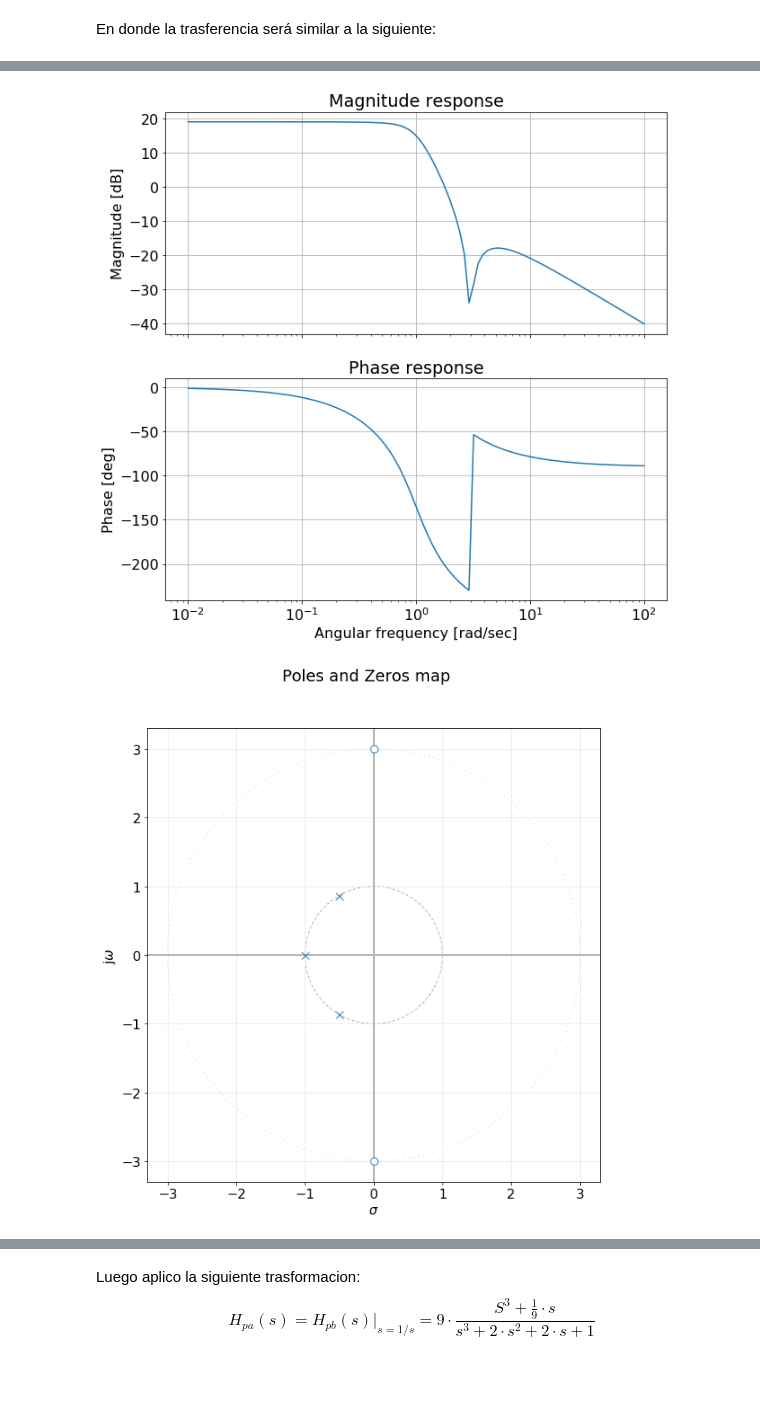
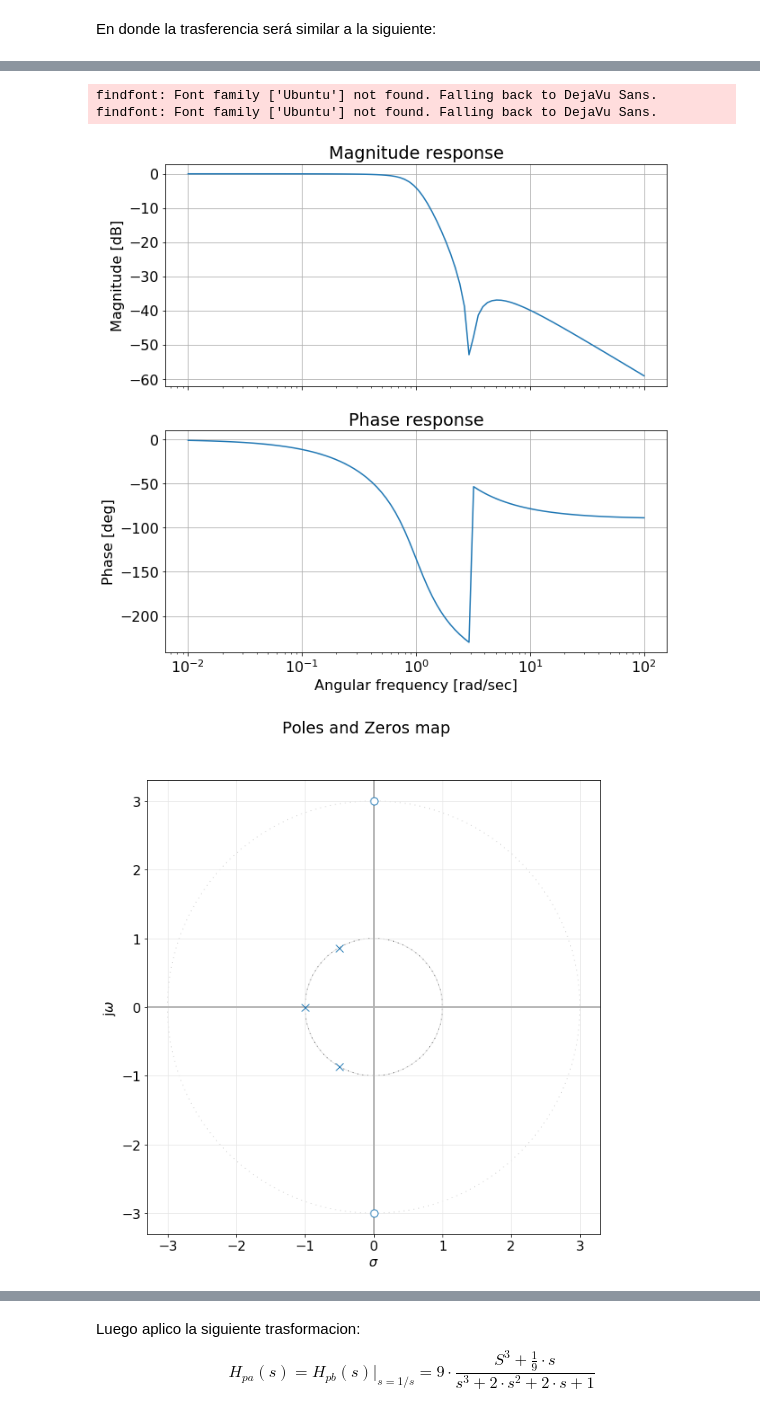
Before and after one commit to rfuerteslefevre/jupyterFinal, a Jupyter notebook: Desafío 18.ipynb, the cells around one changed output, grey strips where cells are left out. Drawn from its saved outputs; the diff is of its cells as text; code cells hidden in the pictures; blank space fills up the shorter version.

```diff
--- a/Desafío 18.ipynb
+++ b/Desafío 18.ipynb
@@ -52,7 +52,7 @@ from scipy import signal as sig
 # un módulo adaptado a mis necesidades
 from splane import bodePlot, pzmap
 
-num = ([0., 1., 0., 9.])
+num = ([0., 0.1111, 0., 1.]) # k = 1/9
 den =([1., 2., 2., 1.])
 
 #num,den = sig.lp2hp(num,den,W0)
@@ -93,2 +93,4 @@ Zeros: [-0.+3.j  0.-3.j]
+findfont: Font family ['Ubuntu'] not found. Falling back to DejaVu Sans.
+findfont: Font family ['Ubuntu'] not found. Falling back to DejaVu Sans.
-[figure, old version]
+[figure, new version]
 [figure]
```
Also changed, not shown: parts of 3 cells of this notebook.
